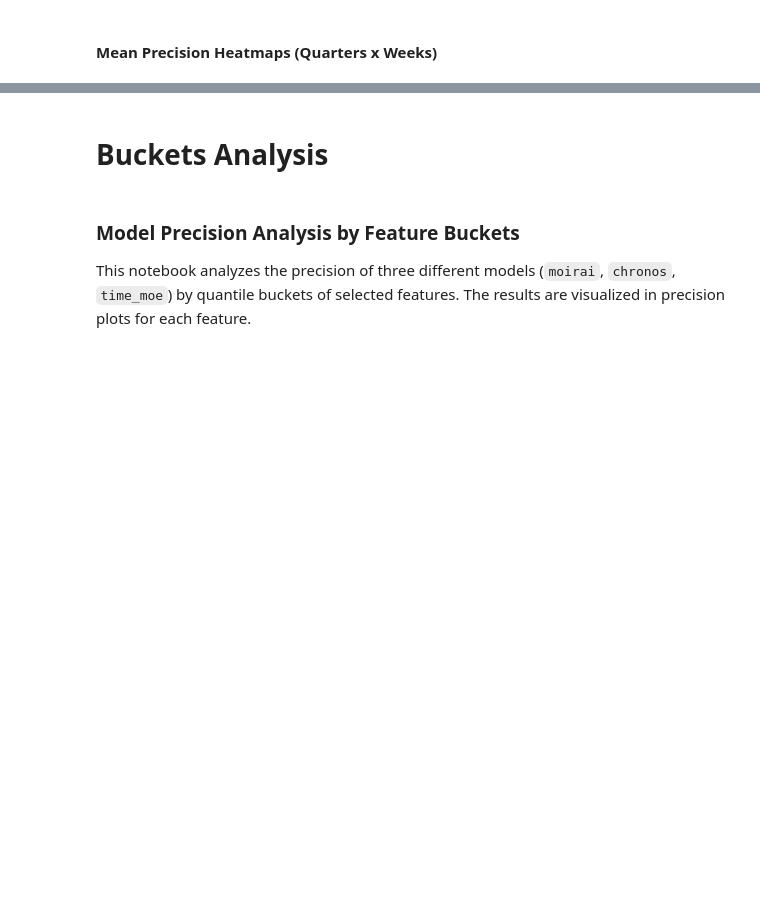
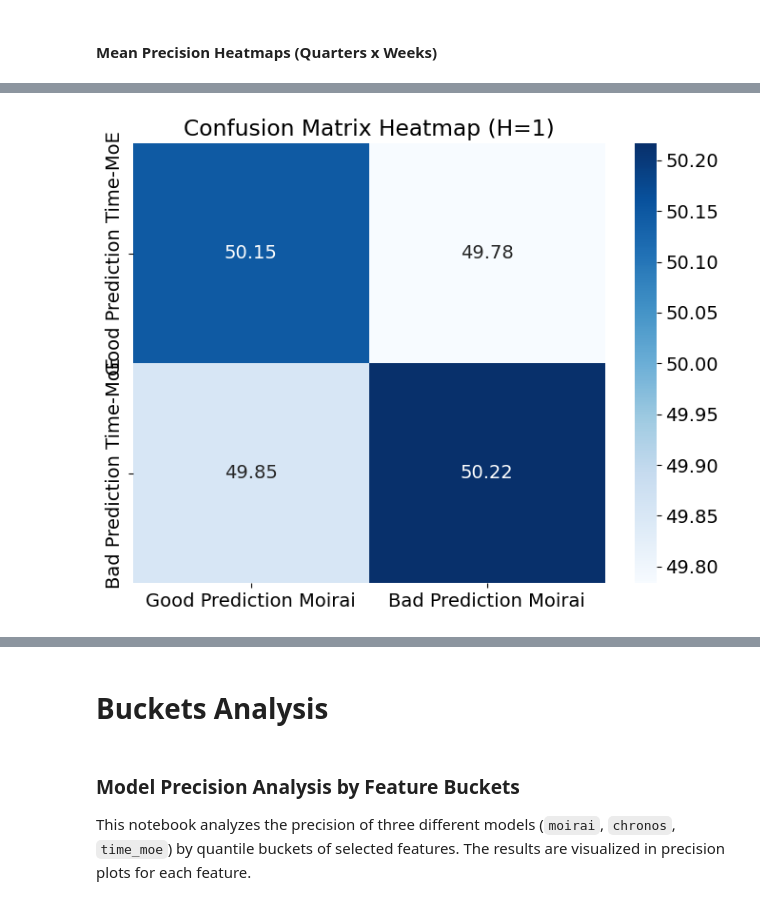
Before and after one commit to gaspardthrl/TF4FIP, a Jupyter notebook: analysis/notebooks/metrics.ipynb, the cells around one changed output, grey strips where cells are left out. Drawn from its saved outputs; the diff is of its cells as text; code cells hidden in the pictures; blank space fills up the shorter version.

```diff
--- a/analysis/notebooks/metrics.ipynb
+++ b/analysis/notebooks/metrics.ipynb
@@ -970,0 +1091,39 @@ precision(models=models, x_values=quarters, y_values=weeks, x_labels = quarters_
+# %%
+import numpy as np
+import seaborn as sns
+import matplotlib.pyplot as plt
+
+# Données originales
+dataset = np.array([[59.73, 40.27],
+                    [59.38, 40.62]])
+
+# Correction des données pour que les lignes et colonnes totalisent 100%
+row_totals = dataset.sum(axis=1)
+col_totals = dataset.sum(axis=0)
+
+dataset_corrected = np.array([
+    [dataset[0, 0] / row_totals[0] * 100, dataset[0, 1] / row_totals[0] * 100],
+    [dataset[1, 0] / row_totals[1] * 100, dataset[1, 1] / row_totals[1] * 100]
+])
+
+# Ajuster les colonnes également
+dataset_final = np.array([
+    [dataset_corrected[0, 0] / col_totals[0] * 100, dataset_corrected[0, 1] / col_totals[1] * 100],
+    [dataset_corrected[1, 0] / col_totals[0] * 100, dataset_corrected[1, 1] / col_totals[1] * 100]
+])
+
+# Affichage de la heatmap
+plt.figure(figsize=(8, 6))
+ax = sns.heatmap(dataset_final, annot=True, cmap='Blues', cbar=True, fmt=".2f")
+
+# Configurer les axes
+tick_labels_x = ["Good Prediction Moirai", "Bad Prediction Moirai"]
+tick_labels_y = ["Good Prediction Time-MoE", "Bad Prediction Time-MoE"]
+
+ax.set_xticklabels(tick_labels_x)
+ax.set_yticklabels(tick_labels_y)
+
+plt.title("Confusion Matrix Heatmap (H=1)")
+plt.show()
+# %% [output]
+[figure, added]
```
Also changed, not shown: parts of 9 cells of this notebook, 31 other files.
